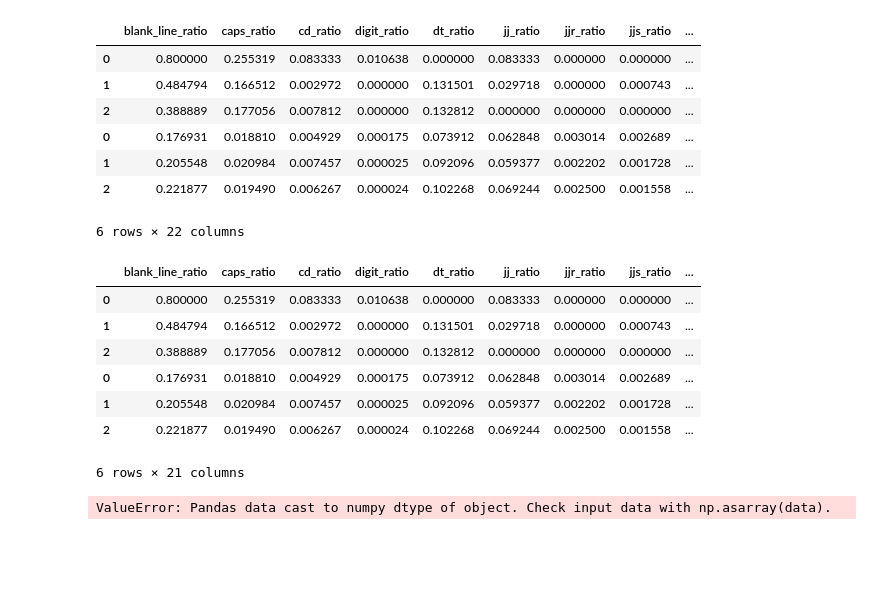
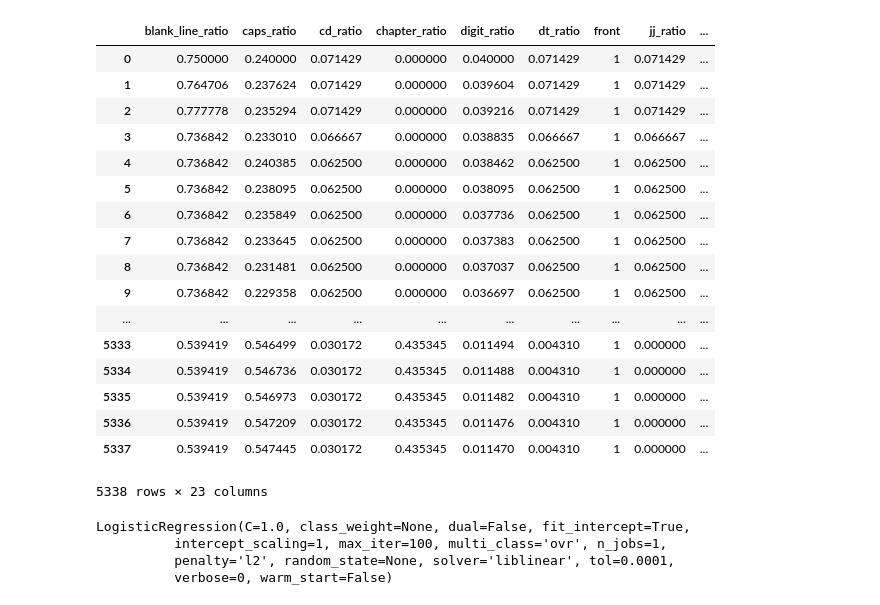
Before and after one commit to davidmcclure/strip-gutenberg-paratext, a Jupyter notebook: notebooks/01-exploration.ipynb, the cells around one changed output. Cells and saved outputs as stored; diff of their text form; code cells hidden in the pictures; blank space fills up the shorter version.

Commit message:
Add more training data.

```diff
--- a/notebooks/01-exploration.ipynb
+++ b/notebooks/01-exploration.ipynb
@@ -7,0 +5,17 @@ body = corpus.build_df('body')
+# %%
+data = []
+for path in corpus.paths():
+
+    text = TrainingText.from_file(path)
+
+    front = text.get_front()
+    body = text.get_body_beginning()
+
+    snippet = Snippet(front)
+    print(snippet.blob.words)
+#         data.append(snippet.features(dict(front=1)))
+
+#     for i in range(1, len(body_lines)):
+#         snippet = Snippet(front + '\n'.join(body_lines[:i]))
+#         ratio = len(front_lines) / (len(front_lines) + i)
+#         data.append(snippet.features(dict(front=ratio)))
@@ -8,15 +40,4 @@ body = corpus.build_df('body')
 # %%
 import pandas as pd
 
-data = pd.concat([front, body])
+df = pd.DataFrame(data)
-# %%
-data
-# %% [output]
-|  | blank_line_ratio | caps_ratio | cd_ratio | digit_ratio | dt_ratio | jj_ratio | jjr_ratio | jjs_ratio | ... |
-| 0 | 0.800000 | 0.255319 | 0.083333 | 0.010638 | 0.000000 | 0.083333 | 0.000000 | 0.000000 | ... |
-| 1 | 0.484794 | 0.166512 | 0.002972 | 0.000000 | 0.131501 | 0.029718 | 0.000000 | 0.000743 | ... |
-| 2 | 0.388889 | 0.177056 | 0.007812 | 0.000000 | 0.132812 | 0.000000 | 0.000000 | 0.000000 | ... |
-| 0 | 0.176931 | 0.018810 | 0.004929 | 0.000175 | 0.073912 | 0.062848 | 0.003014 | 0.002689 | ... |
-| 1 | 0.205548 | 0.020984 | 0.007457 | 0.000025 | 0.092096 | 0.059377 | 0.002202 | 0.001728 | ... |
-| 2 | 0.221877 | 0.019490 | 0.006267 | 0.000024 | 0.102268 | 0.069244 | 0.002500 | 0.001558 | ... |
-6 rows × 22 columns
@@ -26,18 +44,21 @@ y = data['tag']
-# %%
-X
-# %% [output]
-|  | blank_line_ratio | caps_ratio | cd_ratio | digit_ratio | dt_ratio | jj_ratio | jjr_ratio | jjs_ratio | ... |
-| 0 | 0.800000 | 0.255319 | 0.083333 | 0.010638 | 0.000000 | 0.083333 | 0.000000 | 0.000000 | ... |
-| 1 | 0.484794 | 0.166512 | 0.002972 | 0.000000 | 0.131501 | 0.029718 | 0.000000 | 0.000743 | ... |
-| 2 | 0.388889 | 0.177056 | 0.007812 | 0.000000 | 0.132812 | 0.000000 | 0.000000 | 0.000000 | ... |
-| 0 | 0.176931 | 0.018810 | 0.004929 | 0.000175 | 0.073912 | 0.062848 | 0.003014 | 0.002689 | ... |
-| 1 | 0.205548 | 0.020984 | 0.007457 | 0.000025 | 0.092096 | 0.059377 | 0.002202 | 0.001728 | ... |
-| 2 | 0.221877 | 0.019490 | 0.006267 | 0.000024 | 0.102268 | 0.069244 | 0.002500 | 0.001558 | ... |
-6 rows × 21 columns
-# %%
-import statsmodels.api as sm
-
-model = sm.Logit(y, X)
-model.fit()
-# %% [output]
-ValueError: Pandas data cast to numpy dtype of object. Check input data with np.asarray(data).
+# %%
+df
+# %% [output]
+|  | blank_line_ratio | caps_ratio | cd_ratio | chapter_ratio | digit_ratio | dt_ratio | front | jj_ratio | ... |
+| 0 | 0.750000 | 0.240000 | 0.071429 | 0.000000 | 0.040000 | 0.071429 | 1 | 0.071429 | ... |
+| 1 | 0.764706 | 0.237624 | 0.071429 | 0.000000 | 0.039604 | 0.071429 | 1 | 0.071429 | ... |
+| 2 | 0.777778 | 0.235294 | 0.071429 | 0.000000 | 0.039216 | 0.071429 | 1 | 0.071429 | ... |
+| 3 | 0.736842 | 0.233010 | 0.066667 | 0.000000 | 0.038835 | 0.066667 | 1 | 0.066667 | ... |
+| 4 | 0.736842 | 0.240385 | 0.062500 | 0.000000 | 0.038462 | 0.062500 | 1 | 0.062500 | ... |
+| 5 | 0.736842 | 0.238095 | 0.062500 | 0.000000 | 0.038095 | 0.062500 | 1 | 0.062500 | ... |
+| 6 | 0.736842 | 0.235849 | 0.062500 | 0.000000 | 0.037736 | 0.062500 | 1 | 0.062500 | ... |
+| 7 | 0.736842 | 0.233645 | 0.062500 | 0.000000 | 0.037383 | 0.062500 | 1 | 0.062500 | ... |
+| 8 | 0.736842 | 0.231481 | 0.062500 | 0.000000 | 0.037037 | 0.062500 | 1 | 0.062500 | ... |
+| 9 | 0.736842 | 0.229358 | 0.062500 | 0.000000 | 0.036697 | 0.062500 | 1 | 0.062500 | ... |
+| ... | ... | ... | ... | ... | ... | ... | ... | ... | ... |
+| 5333 | 0.539419 | 0.546499 | 0.030172 | 0.435345 | 0.011494 | 0.004310 | 1 | 0.000000 | ... |
+| 5334 | 0.539419 | 0.546736 | 0.030172 | 0.435345 | 0.011488 | 0.004310 | 1 | 0.000000 | ... |
+| 5335 | 0.539419 | 0.546973 | 0.030172 | 0.435345 | 0.011482 | 0.004310 | 1 | 0.000000 | ... |
+| 5336 | 0.539419 | 0.547209 | 0.030172 | 0.435345 | 0.011476 | 0.004310 | 1 | 0.000000 | ... |
+| 5337 | 0.539419 | 0.547445 | 0.030172 | 0.435345 | 0.011470 | 0.004310 | 1 | 0.000000 | ... |
+5338 rows × 23 columns
@@ -43,0 +69,10 @@ ValueError: Pandas data cast to numpy dtype of object. Check input data with np.
+# %%
+from sklearn.linear_model import LogisticRegression
+
+model = LogisticRegression()
+model.fit(X, y)
+# %% [output]
+LogisticRegression(C=1.0, class_weight=None, dual=False, fit_intercept=True,
+          intercept_scaling=1, max_iter=100, multi_class='ovr', n_jobs=1,
+          penalty='l2', random_state=None, solver='liblinear', tol=0.0001,
+          verbose=0, warm_start=False)
```
Also changed, not shown: parts of 8 cells of this notebook, 11 other files.
